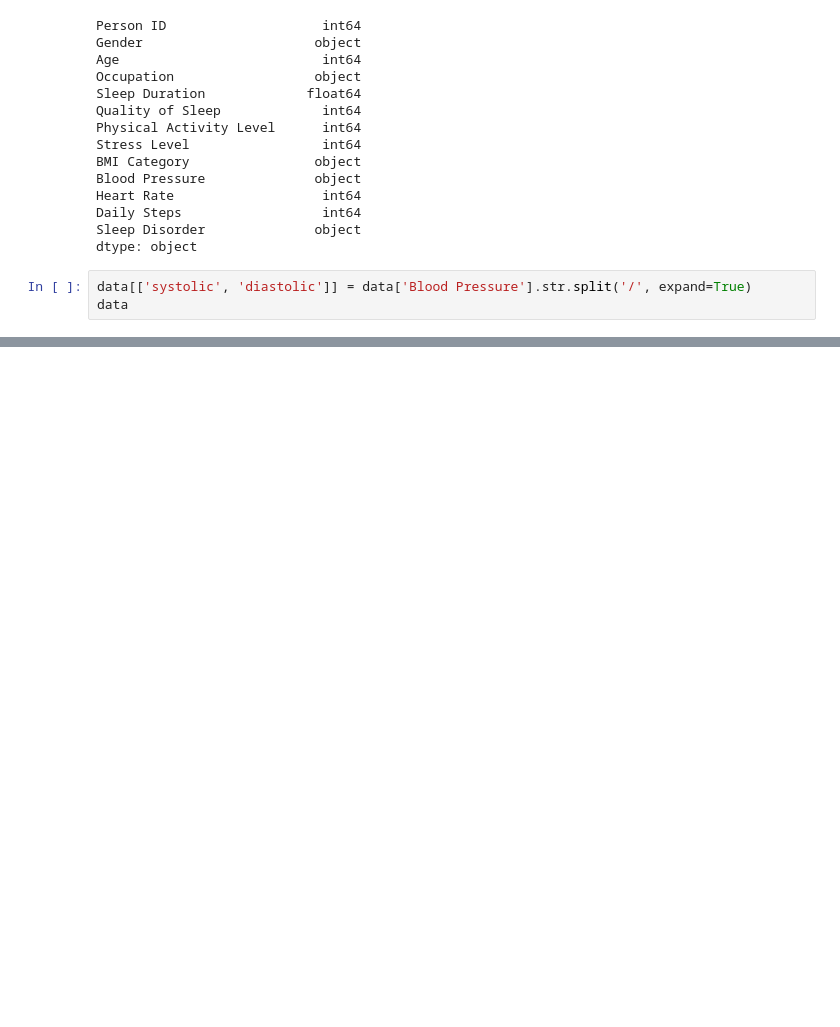
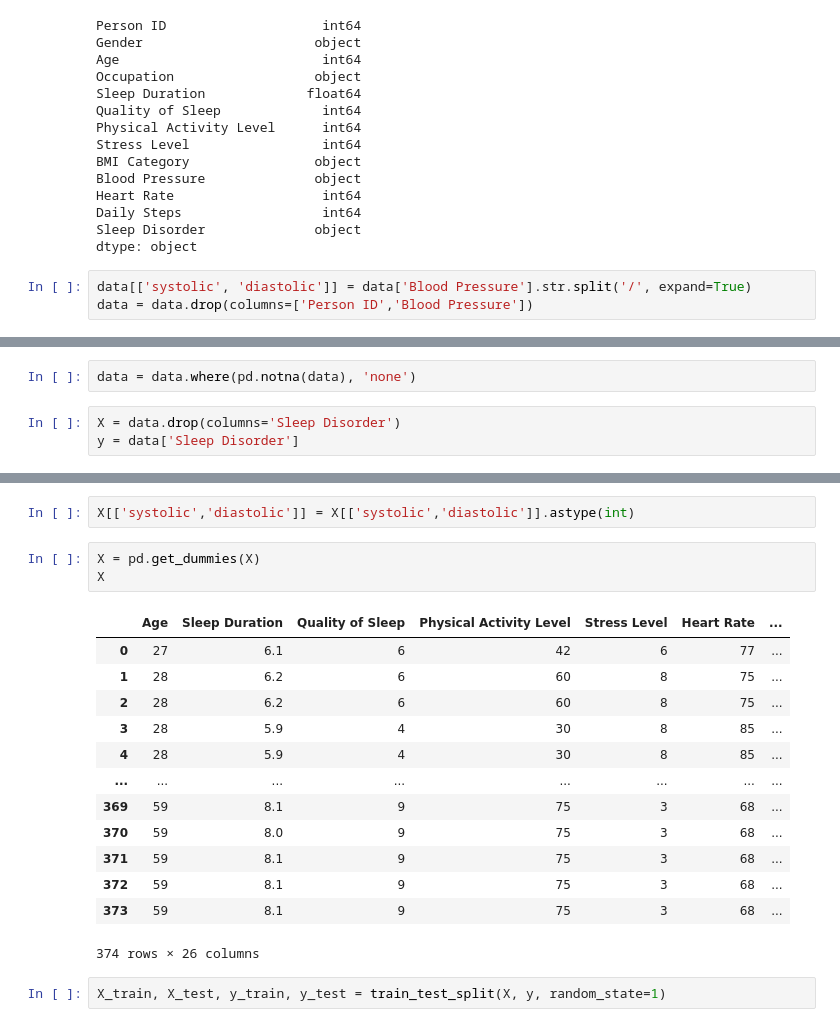
Before and after one commit to sWeeks99/Project-4, a Jupyter notebook: Foster/scratchwork.ipynb, the cells around one changed output, grey strips where cells are left out. Saved outputs shown, nothing was run; the diff lists cells and outputs as text; blank space fills up the shorter version.

```diff
--- a/Foster/scratchwork.ipynb
+++ b/Foster/scratchwork.ipynb
@@ -37,4 +42,4 @@ Sleep Disorder              object
 dtype: object
 # %%
 data[['systolic', 'diastolic']] = data['Blood Pressure'].str.split('/', expand=True)
-data
+data = data.drop(columns=['Person ID','Blood Pressure'])
@@ -69,0 +46,5 @@ data
+# %%
+data = data.where(pd.notna(data), 'none')
+# %%
+X = data.drop(columns='Sleep Disorder')
+y = data['Sleep Disorder']
@@ -69,0 +67,21 @@ data
+# %%
+X[['systolic','diastolic']] = X[['systolic','diastolic']].astype(int)
+# %%
+X = pd.get_dummies(X)
+X
+# %% [output]
+|  | Age | Sleep Duration | Quality of Sleep | Physical Activity Level | Stress Level | Heart Rate | ... |
+| 0 | 27 | 6.1 | 6 | 42 | 6 | 77 | ... |
+| 1 | 28 | 6.2 | 6 | 60 | 8 | 75 | ... |
+| 2 | 28 | 6.2 | 6 | 60 | 8 | 75 | ... |
+| 3 | 28 | 5.9 | 4 | 30 | 8 | 85 | ... |
+| 4 | 28 | 5.9 | 4 | 30 | 8 | 85 | ... |
+| ... | ... | ... | ... | ... | ... | ... | ... |
+| 369 | 59 | 8.1 | 9 | 75 | 3 | 68 | ... |
+| 370 | 59 | 8.0 | 9 | 75 | 3 | 68 | ... |
+| 371 | 59 | 8.1 | 9 | 75 | 3 | 68 | ... |
+| 372 | 59 | 8.1 | 9 | 75 | 3 | 68 | ... |
+| 373 | 59 | 8.1 | 9 | 75 | 3 | 68 | ... |
+374 rows × 26 columns
+# %%
+X_train, X_test, y_train, y_test = train_test_split(X, y, random_state=1)
```
Also changed, not shown: parts of 13 cells of this notebook.
